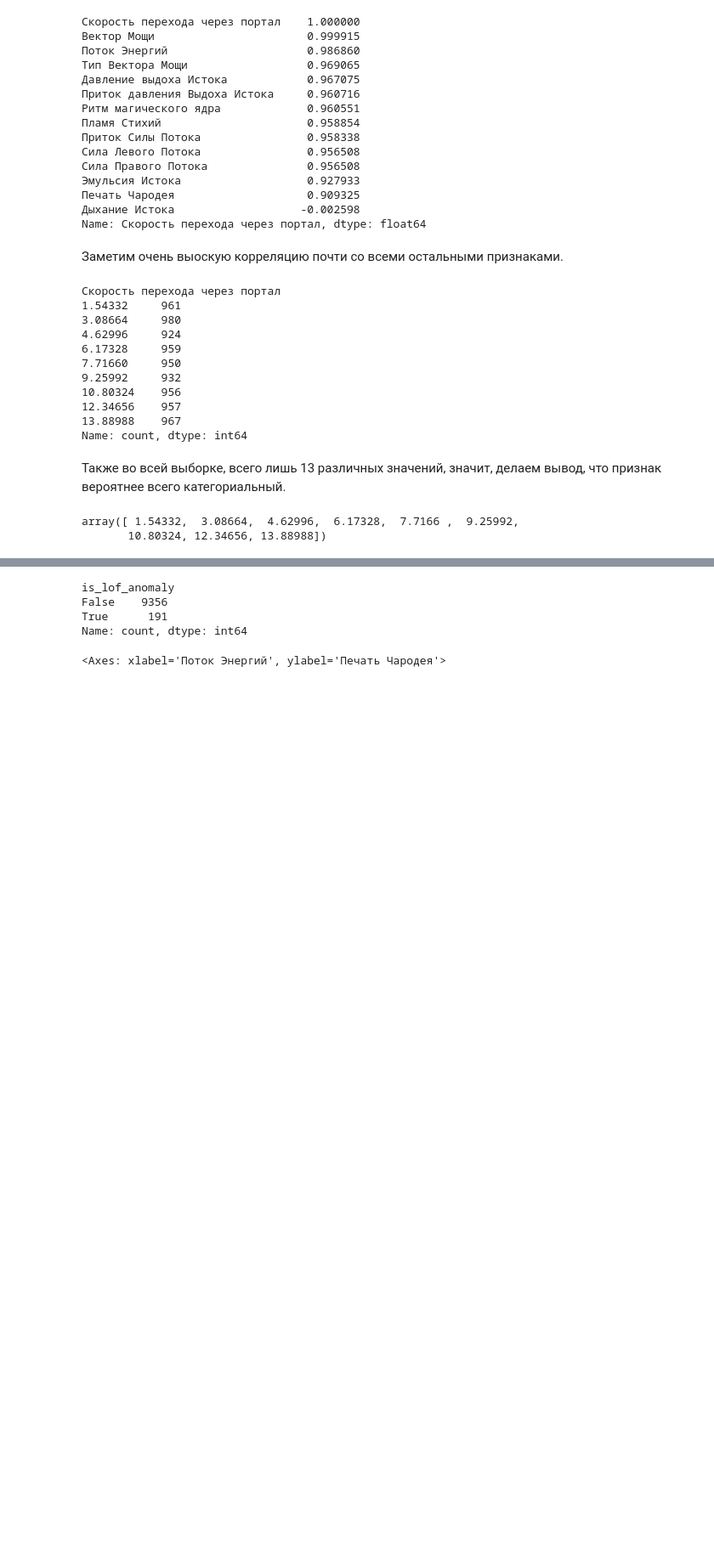
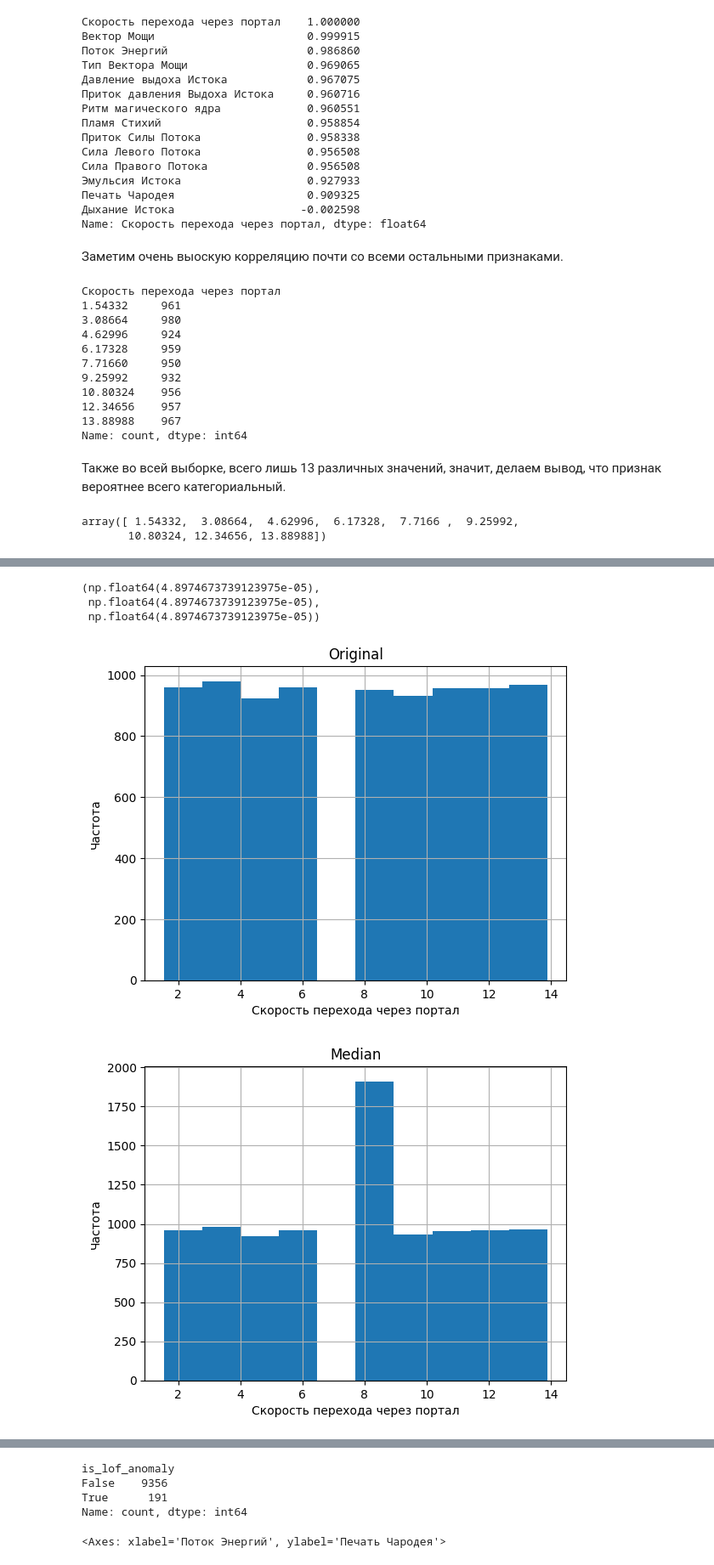
Before and after one commit to Vaiforo/practi5, a Jupyter notebook: labworks.ipynb, the cells around one changed output, grey strips where cells are left out. Shown: that part at 85% size. Cells and saved outputs as stored; diff of their text form; code cells hidden in the pictures; blank space fills up the shorter version.

```diff
--- a/labworks.ipynb
+++ b/labworks.ipynb
@@ -707,0 +797,2 @@ X_train_KNN.loc[mask_missing, "Скорость перехода через по
+# %%
+X_train = old_speed_X_train.copy()
@@ -753,2 +820,0 @@ Name: count, dtype: int64
-# %%
-X_train = X_train_KNN.copy()
@@ -771,0 +954,31 @@ dtype: int64
+# %%
+from scipy.stats import entropy
+
+kl_knn = entropy(p_original, p_KNN)
+kl_IterativeImputer = entropy(p_original, p_IterativeImputer)
+kl_MICE = entropy(p_original, p_MICE)
+
+kl_knn, kl_IterativeImputer, kl_MICE
+# %% [output]
+(np.float64(4.8974673739123975e-05),
+ np.float64(4.8974673739123975e-05),
+ np.float64(4.8974673739123975e-05))
+# %%
+import matplotlib.pyplot as plt
+
+datasets = {
+    "Original": X_train,
+    "Median": X_train_median,
+    "Mode": X_train_moda
+}
+
+for name, df in datasets.items():
+    plt.figure()
+    df["Скорость перехода через портал"].hist()
+    plt.title(name)
+    plt.xlabel("Скорость перехода через портал")
+    plt.ylabel("Частота")
+    plt.show()
+# %% [output]
+[figure, added]
+[figure, added]
```
Also changed, not shown: parts of 49 cells of this notebook.
